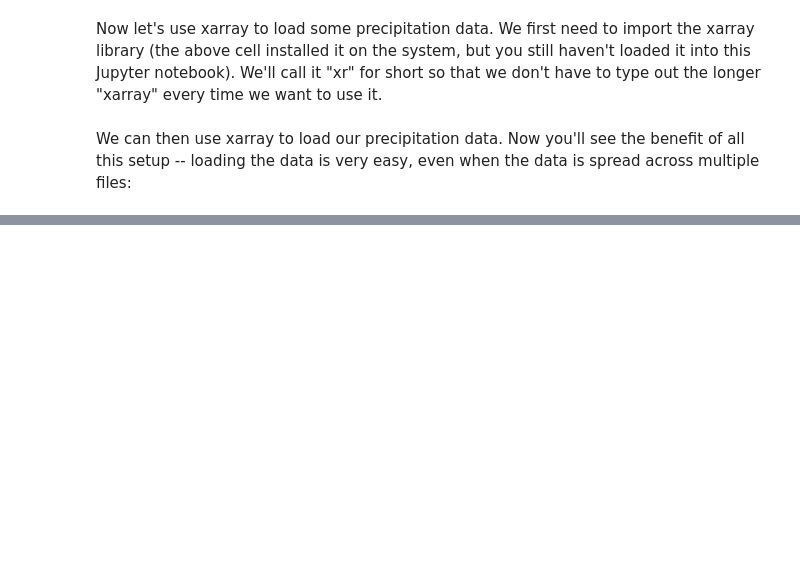
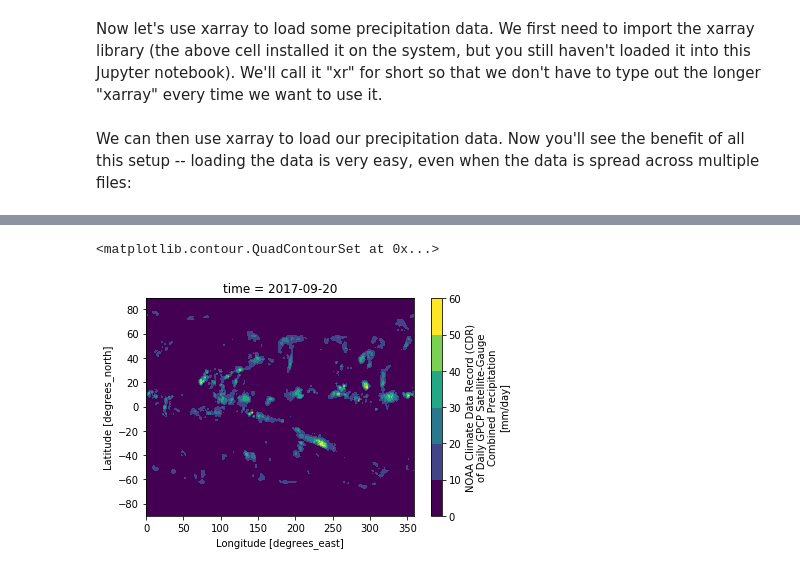
Before and after one commit to billboos/eps24fall2019, a Jupyter notebook: 01_Intro/01_Intro.ipynb, the cells around one changed output, grey strips where cells are left out. Saved outputs shown, nothing was run; the diff lists cells and outputs as text; code cells hidden in the pictures; blank space fills up the shorter version.

Commit message:
updated notebook with rough plots of hurricane maria precip

```diff
--- a/01_Intro/01_Intro.ipynb
+++ b/01_Intro/01_Intro.ipynb
@@ -255,0 +255,5 @@ OSError: no files to open
+# %%
+#dat = xr.open_mfdataset('data/3B42_Daily.201709*.nc4',combine='nested',concat_dim='time')
+#dat = xr.open_dataset('https://disc2.gesdisc.eosdis.nasa.gov/opendap/TRMM_L3/TRMM_3B42_Daily.7/2017/09/3B42_Daily.20170917.7.nc4')
+dat = xr.open_mfdataset('data/gpcp_v01r03_daily_d201709*_c20171211.nc',combine='by_coords')
+dat
@@ -255,0 +278,3 @@ OSError: no files to open
+# %%
+precip = dat['precip']
+precip
@@ -255,0 +309,5 @@ OSError: no files to open
+# %%
+precip.sel(time='2017-09-20').plot.contourf()
+# %% [output]
+<matplotlib.contour.QuadContourSet at 0x...>
+[figure, added]
```
Also changed, not shown: parts of 10 cells of this notebook.
